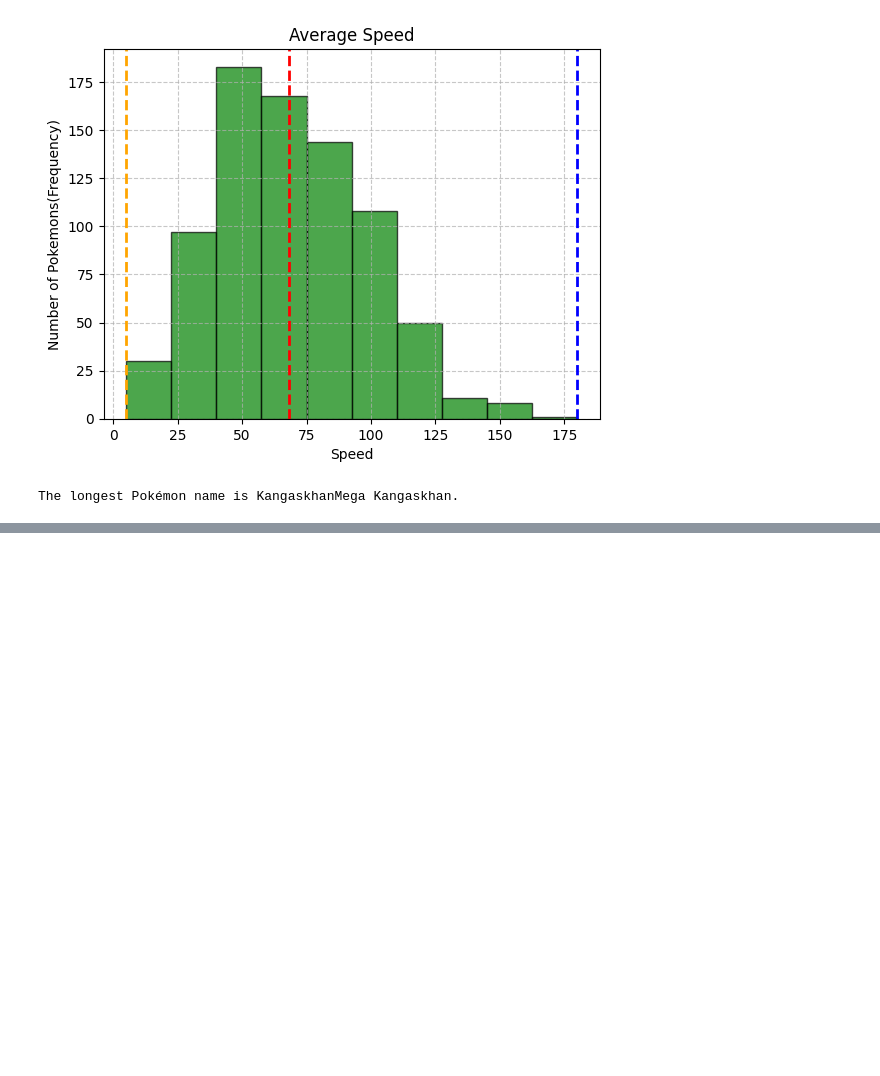
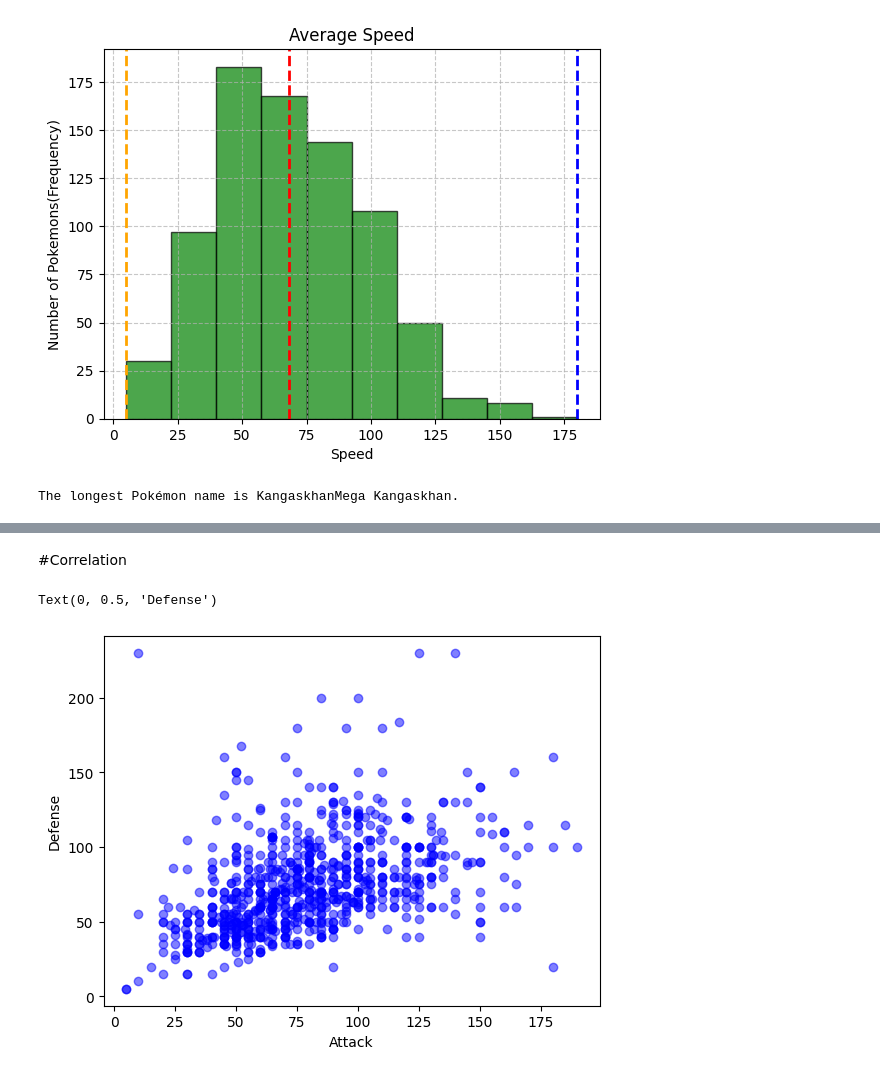
Before and after one commit to svetajamkina/PYTHON, a Jupyter notebook: Pokemon1_3_08.ipynb, the cells around one changed output, grey strips where cells are left out. Drawn from its saved outputs; the diff is of its cells as text; code cells hidden in the pictures; blank space fills up the shorter version.

```diff
--- a/Pokemon1_3_08.ipynb
+++ b/Pokemon1_3_08.ipynb
@@ -355,0 +384,11 @@ The longest Pokémon name is KangaskhanMega Kangaskhan.
+# %% [markdown]
+#Correlation
+# %%
+# scatter plot between variables: Attack and Defense
+
+plt.scatter(pokemon_df['Attack'], pokemon_df['Defense'], color='blue', alpha=0.5)
+plt.xlabel('Attack')
+plt.ylabel('Defense')
+# %% [output]
+Text(0, 0.5, 'Defense')
+[figure, added]
```
Also changed, not shown: parts of 20 cells of this notebook.
